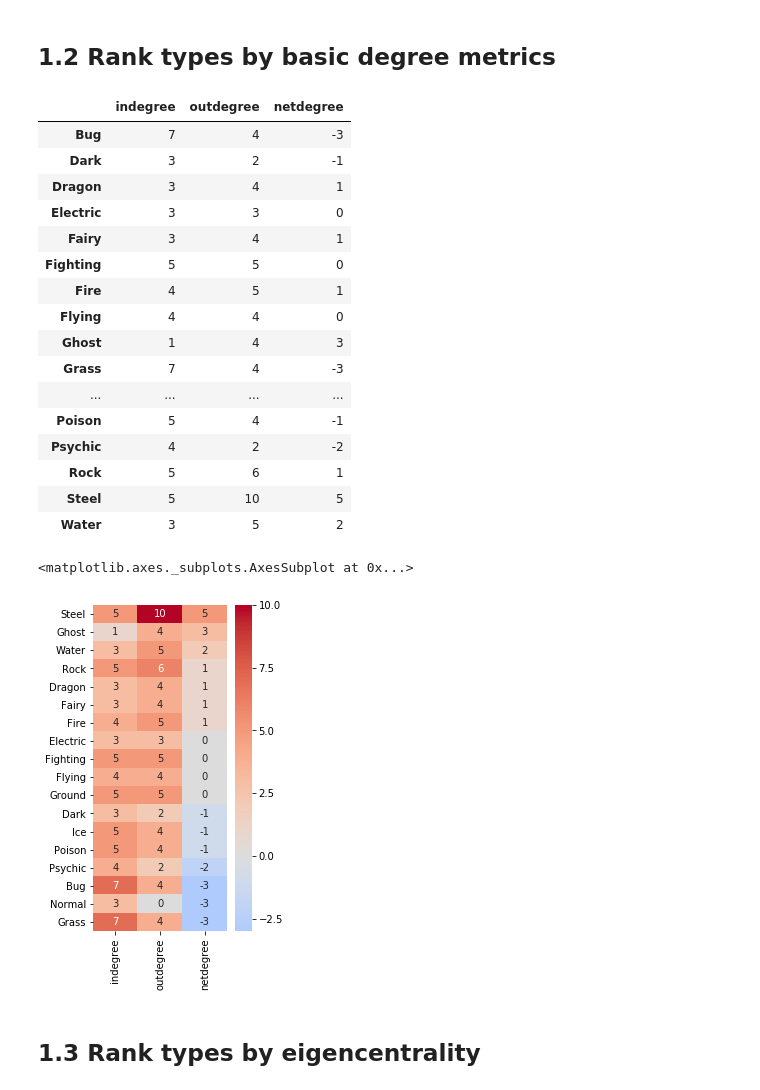
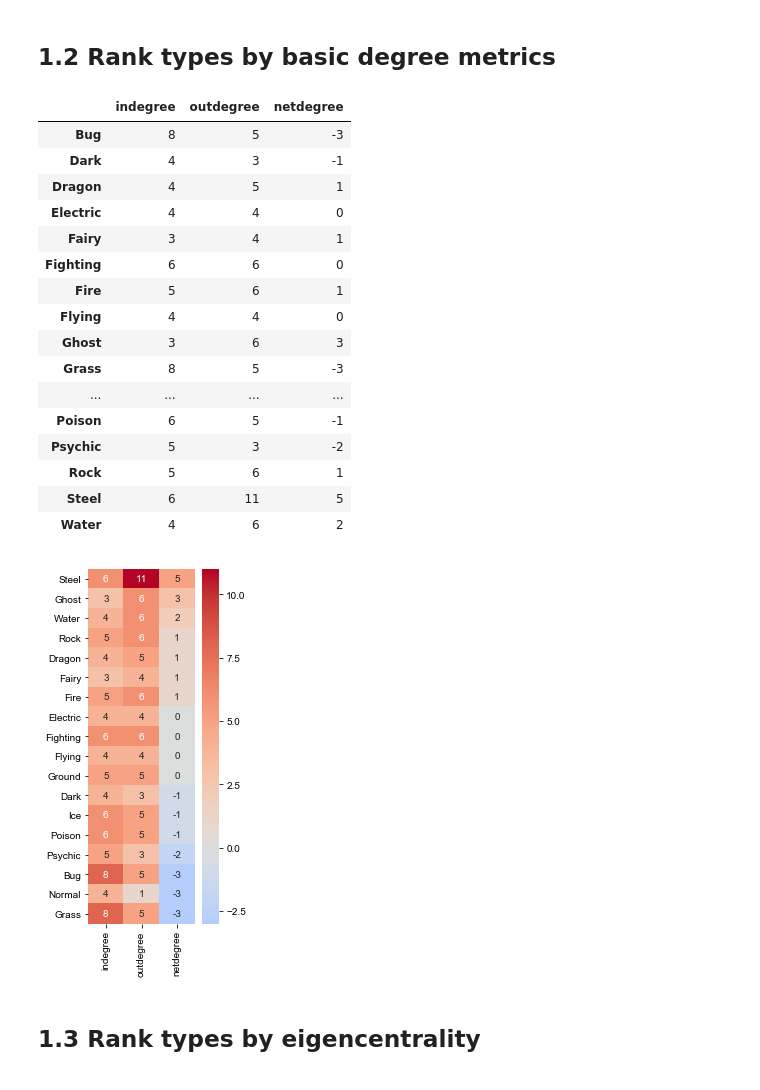
Before and after one commit to jhyun95/superfluous, a Jupyter notebook: poketypes/pokemon_types.ipynb, the cells around one changed output. Cells and saved outputs as stored; diff of their text form; code cells hidden in the pictures.

Commit message:
Added cleaned up figures

```diff
--- a/poketypes/pokemon_types.ipynb
+++ b/poketypes/pokemon_types.ipynb
@@ -6,5 +7,10 @@ import matplotlib.pyplot as plt
 import seaborn as sns
 
 %matplotlib inline
+# %%
+mpl.rcParams['font.family'] = 'Arial'
+plt.rcParams['svg.fonttype'] = 'none' # export SVG text as text, not paths
+plt.rcParams['axes.facecolor'] = 'w' # white axes background
+plt.rcParams['savefig.facecolor'] = 'w' # white main background, for blog posts
 # %% [markdown]
 # Initialize a digraph based on monotype effectiveness
@@ -53,24 +57,37 @@ type_colors = {
 # %%
 G = nx.DiGraph()
 ntypes = df_effectiveness.shape[0]
-offensive_scores = {2.0:1, 1.0:0, 0.5:-1, 0.0:-2} # offensive multiplies to scores
 
+''' Adding nodes to graph and setting their colors '''
 node_colors = []
 for ptype in df_effectiveness.index:
     G.add_node(ptype)
     node_colors.append(type_colors[ptype])
 
+''' Adding edges and edge weights '''
 edge_widths = []
 for i in range(ntypes):
     ptype_i = df_effectiveness.index[i]
-    for j in range(i+1):
+    for j in range(ntypes):
         ptype_j = df_effectiveness.index[j]
-        i_to_j_score = offensive_scores[ df_effectiveness.iloc[i,j] ]
-        j_to_i_score = offensive_scores[ df_effectiveness.iloc[j,i] ]
-        score = i_to_j_score - j_to_i_score
+        score = 0
+        if df_effectiveness.iloc[i,j] == 2: # offensive effectiveness
+            score += 1
+        if df_effectiveness.iloc[j,i] == 0.5: # defensive effectiveness - resist
+            score += 1
+        elif df_effectiveness.iloc[j,i] == 0.0: # defensive effectiveness - immune
+            score += 2
         if score > 0:
             G.add_edge(ptype_i, ptype_j, weight=score)
             edge_widths.append(score)
-        elif score < 0:
-            G.add_edge(ptype_j, ptype_i, weight=-score)
-            edge_widths.append(-score)
+
+#         score = offensive_scores[ df_effectiveness.iloc[i,j] ]
+#         i_to_j_score = offensive_scores[ df_effectiveness.iloc[i,j] ]
+#         j_to_i_score = offensive_scores[ df_effectiveness.iloc[j,i] ]
+#         score = i_to_j_score - j_to_i_score
+#         if score > 0:
+#             G.add_edge(ptype_i, ptype_j, weight=score)
+#             edge_widths.append(score)
+#         elif score < 0:
+#             G.add_edge(ptype_j, ptype_i, weight=-score)
+#             edge_widths.append(-score)
@@ -97,7 +150,7 @@ degree_scores = {}
 for ptype in G.nodes:
     indegree = G.in_degree(ptype) # total weight incoming, i.e. a type-vulnerability score
     outdegree = G.out_degree(ptype) # total weight outcoming, i.e. a type-effectiveness score
-    netdegree = outdegree - indegree # net score
+    netdegree = outdegree - indegree # net score, net out degree
     degree_scores[ptype] = {'indegree':indegree, 'outdegree':outdegree, 'netdegree':netdegree}
 
 df_degree = pd.DataFrame.from_dict(degree_scores).T
@@ -105,30 +158,31 @@ df_degree = df_degree.reindex(columns=['indegree','outdegree', 'netdegree']) # r
 df_degree
 # %% [output]
 |  | indegree | outdegree | netdegree |
-| Bug | 7 | 4 | -3 |
-| Dark | 3 | 2 | -1 |
-| Dragon | 3 | 4 | 1 |
-| Electric | 3 | 3 | 0 |
+| Bug | 8 | 5 | -3 |
+| Dark | 4 | 3 | -1 |
+| Dragon | 4 | 5 | 1 |
+| Electric | 4 | 4 | 0 |
 | Fairy | 3 | 4 | 1 |
-| Fighting | 5 | 5 | 0 |
-| Fire | 4 | 5 | 1 |
+| Fighting | 6 | 6 | 0 |
+| Fire | 5 | 6 | 1 |
 | Flying | 4 | 4 | 0 |
-| Ghost | 1 | 4 | 3 |
-| Grass | 7 | 4 | -3 |
+| Ghost | 3 | 6 | 3 |
+| Grass | 8 | 5 | -3 |
 | ... | ... | ... | ... |
-| Poison | 5 | 4 | -1 |
-| Psychic | 4 | 2 | -2 |
+| Poison | 6 | 5 | -1 |
+| Psychic | 5 | 3 | -2 |
 | Rock | 5 | 6 | 1 |
-| Steel | 5 | 10 | 5 |
-| Water | 3 | 5 | 2 |
+| Steel | 6 | 11 | 5 |
+| Water | 4 | 6 | 2 |
 # %%
 fig,ax = plt.subplots(1,1,figsize=(3,6))
-
 sns.heatmap(df_degree.sort_values(by='netdegree', ascending=False), ax=ax,
             annot=True, fmt='d', cmap='coolwarm', center=0)
+plt.tight_layout()
+
+plt.savefig('figures/type_degree_scores.png', format='png', dpi=90)
 # %% [output]
-<matplotlib.axes._subplots.AxesSubplot at 0x...>
-[figure, old version]
+[figure, new version]
 # %% [markdown]
 ## 1.3 Rank types by eigencentrality
 # %%
```
Also changed, not shown: parts of 10 cells of this notebook, 4 other files.
